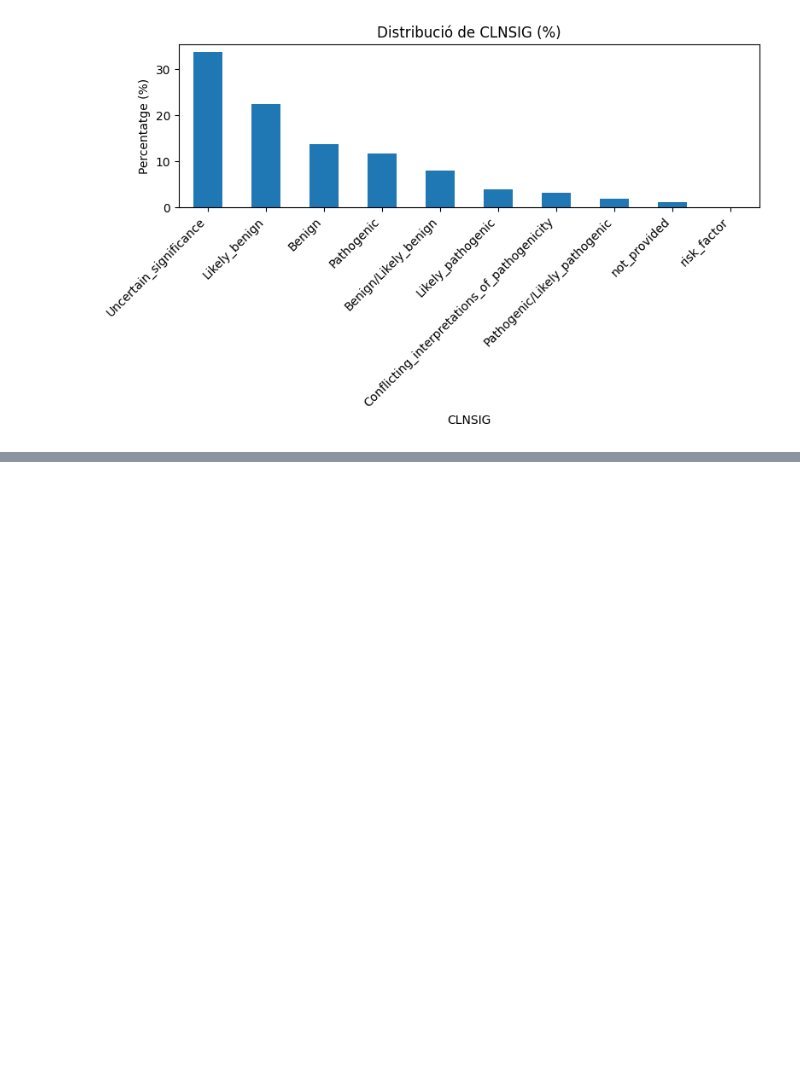
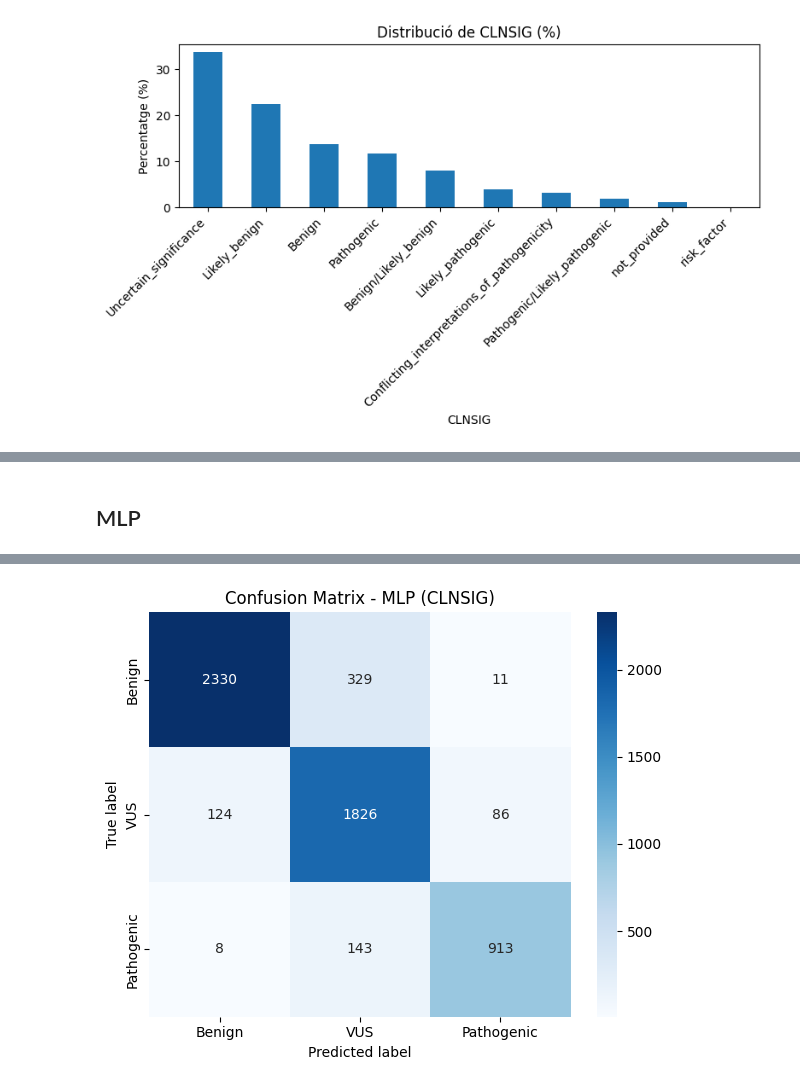
Before and after one commit to eliagarcia/tfg-genetic-variants, a Jupyter notebook: notebooks/clnsig.ipynb, the cells around one changed output, grey strips where cells are left out. Saved outputs shown, nothing was run; the diff lists cells and outputs as text; code cells hidden in the pictures; blank space fills up the shorter version.

```diff
--- a/notebooks/clnsig.ipynb
+++ b/notebooks/clnsig.ipynb
@@ -40,0 +339,65 @@ plt.show()
+# %% [markdown]
+## MLP
+# %%
+import warnings
+from sklearn.neural_network import MLPClassifier
+
+warnings.filterwarnings(
+    "ignore",
+    category=RuntimeWarning,
+    module=r"sklearn\.utils\.extmath"
+)
+
+mlp = MLPClassifier(
+    random_state=42,
+    max_iter=500,
+    early_stopping=True,
+    validation_fraction=0.1,
+    n_iter_no_change=10
+)
+
+pipeline_mlp = Pipeline(steps=[
+    ("preprocess", preprocessor),
+    ("model", mlp)
+])
+
+cv = StratifiedKFold(n_splits=5, shuffle=True, random_state=42)
+
+param_dist = {
+    "model__hidden_layer_sizes": [(32,), (64,), (128,), (32, 16), (64, 32), (128, 64)],
+    "model__activation": ["relu", "tanh"],
+    "model__alpha": [1e-4, 1e-3, 5e-3, 1e-2, 5e-2],
+    "model__learning_rate_init": [1e-4, 3e-4, 5e-4, 1e-3, 3e-3],
+    "model__batch_size": [64, 128, 256]
+}
+
+random_search_mlp = RandomizedSearchCV(
+    estimator=pipeline_mlp,
+    param_distributions=param_dist,
+    n_iter=20,
+    scoring="f1_macro",
+    cv=cv,
+    verbose=1,
+    random_state=42,
+    n_jobs=1,
+    refit=True,
+    error_score="raise"
+)
+
+random_search_mlp.fit(X_train_val, y_train_val)
+print("── MLP ────────────────────────────────────────")
+print("Millors paràmetres:", random_search_mlp.best_params_)
+print("Millor CV F1 macro:", random_search_mlp.best_score_)
+
+best_mlp = random_search_mlp.best_estimator_
+y_pred_mlp = best_mlp.predict(X_test)
+
+print("\nClassification report al test:")
+print(classification_report(y_test, y_pred_mlp, target_names=CLASS_NAMES))
+print("F1 macro al test:", f1_score(y_test, y_pred_mlp, average="macro"))
+
+plot_confusion_matrix(
+    confusion_matrix(y_test, y_pred_mlp),
+    "Confusion Matrix - MLP (CLNSIG)"
+)
+# %% [output]
@@ -40,0 +421 @@ plt.show()
+[figure, added]
```
Also changed, not shown: parts of 10 cells of this notebook.
